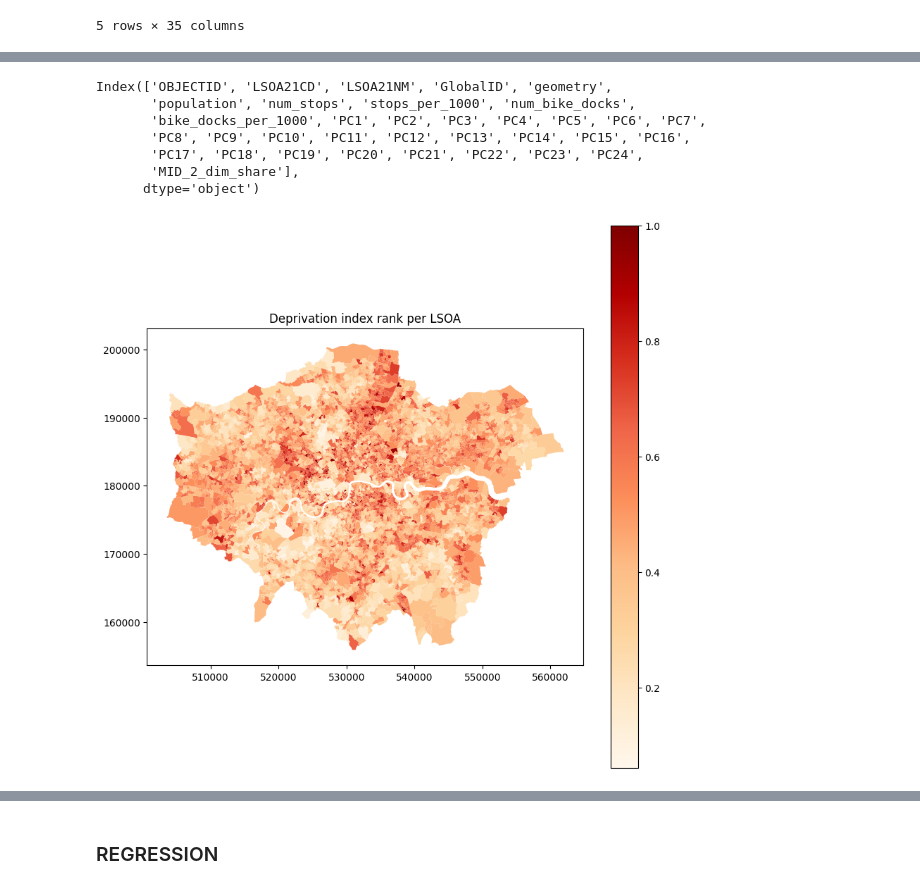
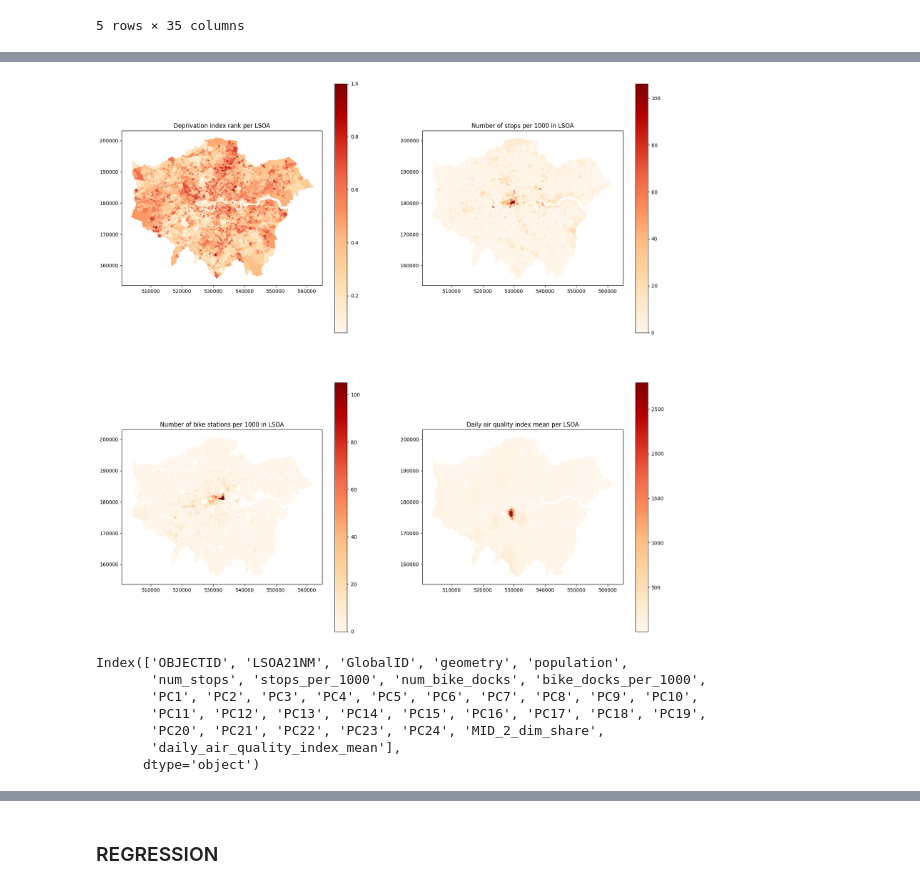
Before and after one commit to shaunhoang/cusp, a Jupyter notebook: calculation.ipynb, the cells around one changed output, grey strips where cells are left out. Saved outputs shown, nothing was run; the diff lists cells and outputs as text; code cells hidden in the pictures.

Commit message:
commit daqi

```diff
--- a/calculation.ipynb
+++ b/calculation.ipynb
@@ -595,0 +605,8 @@ lsoa_merge3.head()
+# %%
+# import daqi_by_lsoa.geojson
+
+daqi = gpd.read_file('daqi_by_lsoa.geojson')
+
+# merge lsoa with daqi on LSOA21CD and lsoa_code
+lsoa_merge4 = lsoa_merge3.merge(daqi[['daily_air_quality_index_mean','LSOA21CD']], on='LSOA21CD', how='left')
+lsoa_merge4.drop('LSOA21CD', axis=1, inplace=True)
@@ -596,10 +630,27 @@ lsoa_merge3.head()
+# %%
+# Map all variables of lsoa_merge4 in a 2x2 grid
+fig, ax = plt.subplots(2, 2, figsize=(20, 20))
+
+lsoa_merge4.plot(column='MID_2_dim_share', cmap='OrRd', linewidth=0, ax=ax[0,0], edgecolor='0.8', legend=True)
+lsoa_merge4.plot(column='stops_per_1000', cmap='OrRd', linewidth=0, ax=ax[0,1], edgecolor='0.8', legend=True)
+lsoa_merge4.plot(column='bike_docks_per_1000', cmap='OrRd', linewidth=0, ax=ax[1,0], edgecolor='0.8', legend=True)
+lsoa_merge4.plot(column='daily_air_quality_index_mean', cmap='OrRd', linewidth=0, ax=ax[1,1], edgecolor='0.8', legend=True)
+
+ax[0,0].set_title('Deprivation index rank per LSOA')
+ax[0,1].set_title('Number of stops per 1000 in LSOA')
+ax[1,0].set_title('Number of bike stations per 1000 in LSOA')
+ax[1,1].set_title('Daily air quality index mean per LSOA')
+
+plt.show()
+# %% [output]
+[figure, added]
 # %%
-lsoa_merge3.columns
+lsoa_merge4.columns
 # %% [output]
-Index(['OBJECTID', 'LSOA21CD', 'LSOA21NM', 'GlobalID', 'geometry',
-       'population', 'num_stops', 'stops_per_1000', 'num_bike_docks',
-       'bike_docks_per_1000', 'PC1', 'PC2', 'PC3', 'PC4', 'PC5', 'PC6', 'PC7',
-       'PC8', 'PC9', 'PC10', 'PC11', 'PC12', 'PC13', 'PC14', 'PC15', 'PC16',
-       'PC17', 'PC18', 'PC19', 'PC20', 'PC21', 'PC22', 'PC23', 'PC24',
-       'MID_2_dim_share'],
+Index(['OBJECTID', 'LSOA21NM', 'GlobalID', 'geometry', 'population',
+       'num_stops', 'stops_per_1000', 'num_bike_docks', 'bike_docks_per_1000',
+       'PC1', 'PC2', 'PC3', 'PC4', 'PC5', 'PC6', 'PC7', 'PC8', 'PC9', 'PC10',
+       'PC11', 'PC12', 'PC13', 'PC14', 'PC15', 'PC16', 'PC17', 'PC18', 'PC19',
+       'PC20', 'PC21', 'PC22', 'PC23', 'PC24', 'MID_2_dim_share',
+       'daily_air_quality_index_mean'],
       dtype='object')
@@ -609,7 +656,0 @@ lsoa_merge3.to_file("data_full_by_lsoa.geojson", driver='GeoJSON')
-# %%
-fig, ax = plt.subplots(1, 1, figsize=(10, 10))
-lsoa_merge3.plot(column='MID_2_dim_share', cmap='OrRd', linewidth=0, ax=ax, edgecolor='0.8', legend=True)
-plt.title('Deprivation index rank per LSOA')
-plt.show()
-# %% [output]
-[figure, removed]
```
Also changed, not shown: parts of 9 cells of this notebook, 7 other files.
